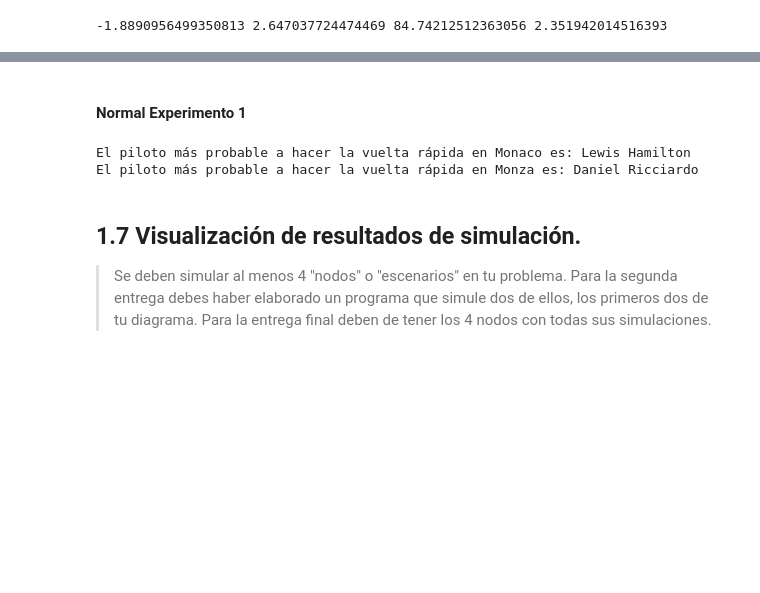
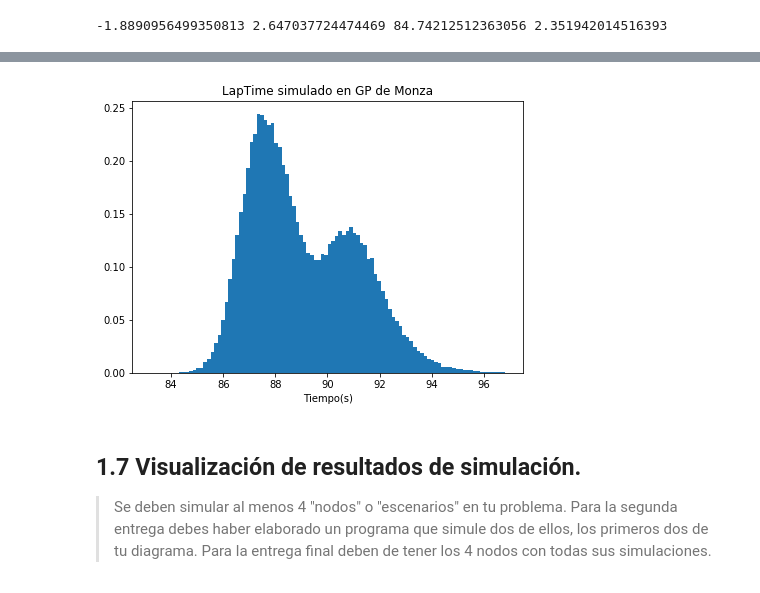
Before and after one commit to carolanb/Proyecto_modulo1, a Jupyter notebook: GuiaProyectoActual.ipynb, the cells around one changed output, grey strips where cells are left out. Cells and saved outputs as stored; diff of their text form; code cells hidden in the pictures; blank space fills up the shorter version.

```diff
--- a/GuiaProyectoActual.ipynb
+++ b/GuiaProyectoActual.ipynb
@@ -420,27 +465,19 @@ visual_resultados_vr(monza21_vr,'Pilotos más probables a hacer la vuelta rápid
-# %% [markdown]
-#### Normal Experimento 1
-# %%
-N = 10000
-
-sim_lap_t = [(gp,pilot,time) for (gp, pilot), avg_time in avlaps.items() for time in np.random.normal(avg_time, scale=1, size=N)]
-# np.random.normal(avg_time, scale=1, size=N) N tiempos distribuidos en la media con desviación estándar de 1, por piloto por GP
-
-
-#DataFrame con los tiempos simulados
-sim_data = pd.DataFrame(sim_lap_t, columns=['Gran Premio', 'Piloto', 'Tiempo Simulado'])
-
-#Rango intercuartílico para eliminar outliers
-s_data, low_l, up_l = remove_outliers(sim_data)
-min_times = s_data.groupby(['Gran Premio', 'Piloto'])['Tiempo Simulado'].min() #para visualizar los t_min de c/piloto
-
-#lista con los nombres de los pilotos con menor tiempo de vuelta en la simulación en cada GP
-p_vr = list(s_data.loc[s_data.groupby('Gran Premio')['Tiempo Simulado'].idxmin()]['Piloto'])
-
-print(f'El piloto más probable a hacer la vuelta rápida en Monaco es: {p_vr[0]}')
-print(f'El piloto más probable a hacer la vuelta rápida en Monza es: {p_vr[1]}')
-# %% [output]
-El piloto más probable a hacer la vuelta rápida en Monaco es: Lewis Hamilton
-El piloto más probable a hacer la vuelta rápida en Monza es: Daniel Ricciardo
+# %%
+#simulación que proporciona el dataframe con N tiempos por piloto para visualizar los datos simulados
+def datasim_monza(N):
+    sim_lap_monza = [(pilot, time) for (pilot, avg_time) in avg_monza.items() for time in st.johnsonsu(a, b, loc=avg_time, scale=scale).rvs(size=N)]
+    #DataFrame con los tiempos simulados
+    sim_data_mz = pd.DataFrame(sim_lap_monza, columns=['Piloto', 'Tiempo Simulado'])
+
+    #Rango intercuartílico para eliminar outliers
+    s_data, low_l, up_l = remove_outliers(sim_data_mz)
+
+    return s_data
+# %%
+sim_dt_monza=datasim_monza(10000)
+hist(sim_dt_monza,'Tiempo Simulado','LapTime simulado en GP de Monza',100)
+# %% [output]
+[figure, added]
 # %% [markdown]
 
 ## 1.7 Visualización de resultados de simulación.
```
Also changed, not shown: parts of 25 cells of this notebook.
